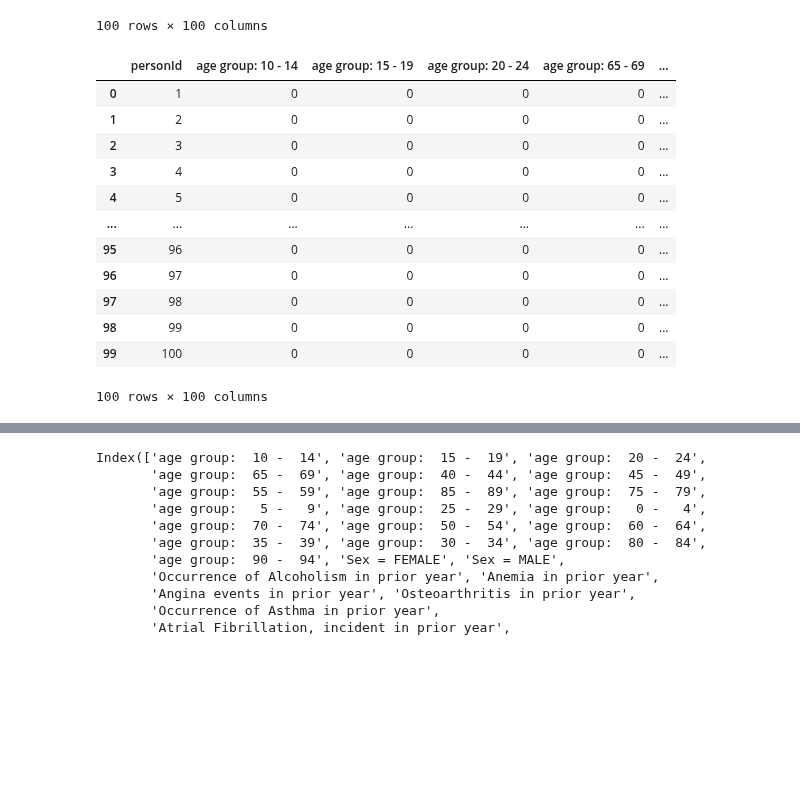
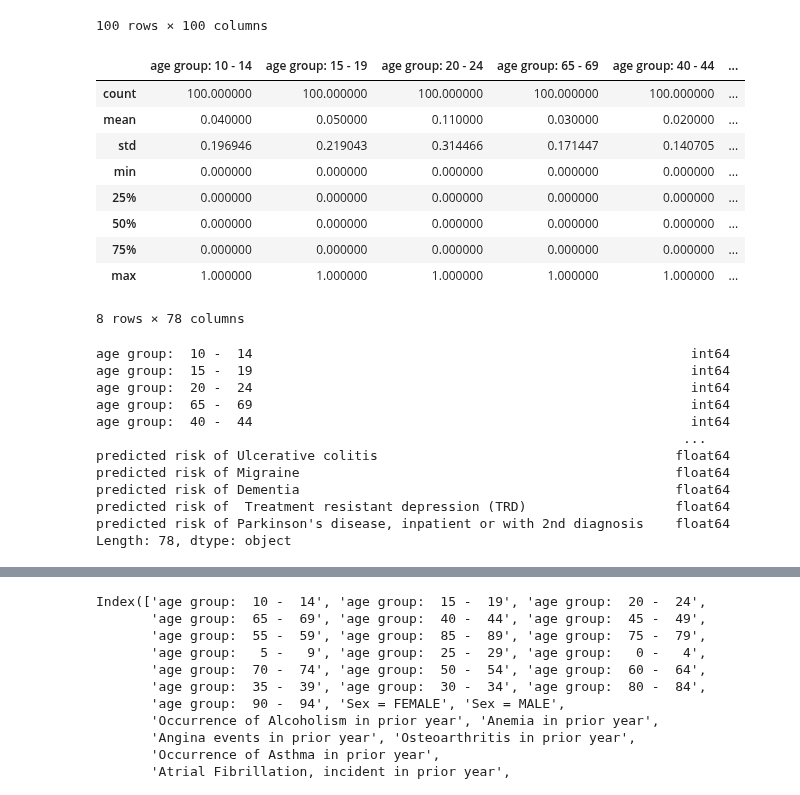
Before and after one commit to KishanYern/Data-Science-Project, a Jupyter notebook: Patient_Risk_Profiles.ipynb, the cells around one changed output, grey strips where cells are left out. Saved outputs shown, nothing was run; the diff lists cells and outputs as text; code cells hidden in the pictures; blank space fills up the shorter version.

```diff
--- a/Patient_Risk_Profiles.ipynb
+++ b/Patient_Risk_Profiles.ipynb
@@ -29,18 +30,30 @@ df
 | 99 | 100 | 0 | 0 | 0 | 0 | ... |
 100 rows × 100 columns
 # %%
-df.drop_duplicates()
+df.describe()
 # %% [output]
-|  | personId | age group: 10 - 14 | age group: 15 - 19 | age group: 20 - 24 | age group: 65 - 69 | ... |
-| 0 | 1 | 0 | 0 | 0 | 0 | ... |
-| 1 | 2 | 0 | 0 | 0 | 0 | ... |
-| 2 | 3 | 0 | 0 | 0 | 0 | ... |
-| 3 | 4 | 0 | 0 | 0 | 0 | ... |
-| 4 | 5 | 0 | 0 | 0 | 0 | ... |
-| ... | ... | ... | ... | ... | ... | ... |
-| 95 | 96 | 0 | 0 | 0 | 0 | ... |
-| 96 | 97 | 0 | 0 | 0 | 0 | ... |
-| 97 | 98 | 0 | 0 | 0 | 0 | ... |
-| 98 | 99 | 0 | 0 | 0 | 0 | ... |
-| 99 | 100 | 0 | 0 | 0 | 0 | ... |
+|  | age group: 10 - 14 | age group: 15 - 19 | age group: 20 - 24 | age group: 65 - 69 | age group: 40 - 44 | ... |
+| count | 100.000000 | 100.000000 | 100.000000 | 100.000000 | 100.000000 | ... |
+| mean | 0.040000 | 0.050000 | 0.110000 | 0.030000 | 0.020000 | ... |
+| std | 0.196946 | 0.219043 | 0.314466 | 0.171447 | 0.140705 | ... |
+| min | 0.000000 | 0.000000 | 0.000000 | 0.000000 | 0.000000 | ... |
+| 25% | 0.000000 | 0.000000 | 0.000000 | 0.000000 | 0.000000 | ... |
+| 50% | 0.000000 | 0.000000 | 0.000000 | 0.000000 | 0.000000 | ... |
+| 75% | 0.000000 | 0.000000 | 0.000000 | 0.000000 | 0.000000 | ... |
+| max | 1.000000 | 1.000000 | 1.000000 | 1.000000 | 1.000000 | ... |
-100 rows × 100 columns
+8 rows × 78 columns
+# %%
+df.dtypes
+# %% [output]
+age group:  10 -  14                                                        int64
+age group:  15 -  19                                                        int64
+age group:  20 -  24                                                        int64
+age group:  65 -  69                                                        int64
+age group:  40 -  44                                                        int64
+                                                                           ...
+predicted risk of Ulcerative colitis                                      float64
+predicted risk of Migraine                                                float64
+predicted risk of Dementia                                                float64
+predicted risk of  Treatment resistant depression (TRD)                   float64
+predicted risk of Parkinson's disease, inpatient or with 2nd diagnosis    float64
+Length: 78, dtype: object
```
Also changed, not shown: parts of 4 cells of this notebook.
